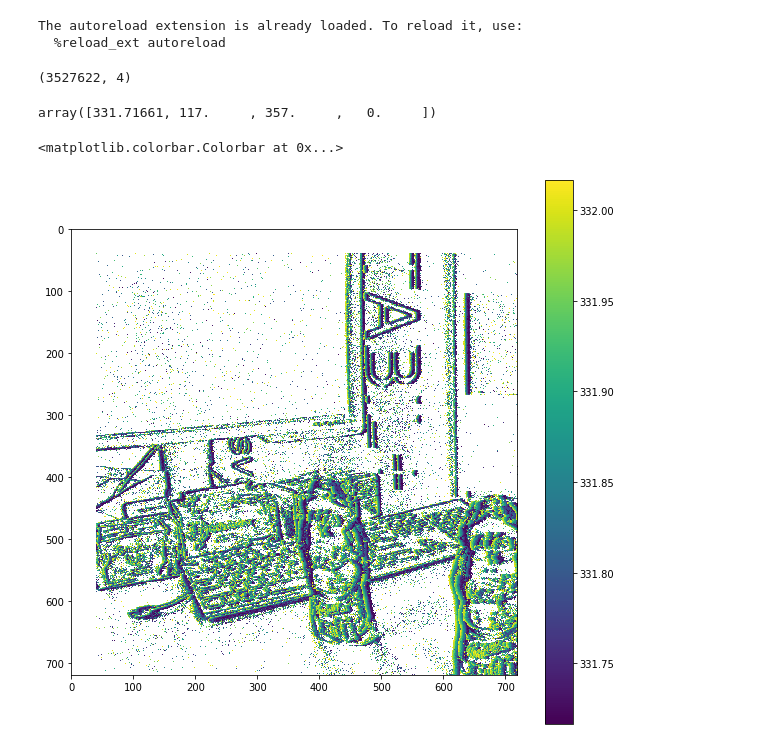
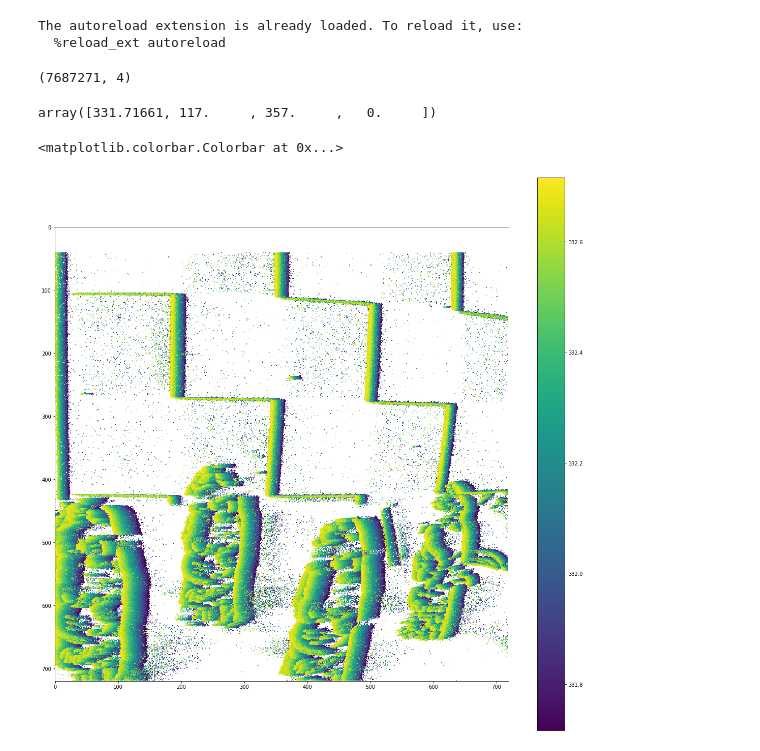
Before and after one commit to stefanochi/depth, a Jupyter notebook: pure_python_evaluation/time_filtering/time_filter_test_vie.ipynb, the cells around one changed output. Cells and saved outputs as stored; diff of their text form; code cells hidden in the pictures.

```diff
--- a/pure_python_evaluation/time_filtering/time_filter_test_vie.ipynb
+++ b/pure_python_evaluation/time_filtering/time_filter_test_vie.ipynb
@@ -22,31 +23,33 @@ The autoreload extension is already loaded. To reload it, use:
 events_raw = np.loadtxt(path + "data/tum-vie/events_img_645_655.txt")
 events_raw[:,0] *= 10e-6
 # %%
-events_ref = flt.filter_refract(events_raw, 1.01)
+events_ref = flt.filter_refract(events_raw, 0.05)
 # %%
 events_ref.shape
 # %% [output]
-(3527622, 4)
+(7687271, 4)
 # %%
 start_time = events_ref[0,0]
-duration = 0.3
+duration = 1.0
 events_t = flt.filter_time(events_ref, start_time, start_time+duration)
 # %%
 events_ref[0]
 # %% [output]
 array([331.71661, 117.     , 357.     ,   0.     ])
 # %%
-patch_center = (320, 320)
+patch_center = (320, 920)
 patch_size = 720
+# patch_center = (100, 480)
+# patch_size = 100
 shape = (patch_size, patch_size)
 events = flt.filter_patch(events_t, patch_center, patch_size)
 # %%
 %matplotlib inline
-plt.figure(figsize=(10, 10))
-img = vis.events2time_surf(events, shape, filter_polarity=False)
+plt.figure(figsize=(20, 20))
+img = vis.events2time_surf(events, shape, filter_polarity=True, polarity=1)
 img_m = np.ma.masked_where(img == 0, img)
 m = plt.imshow(img_m, interpolation="none")
 plt.colorbar(mappable=m)
 # %% [output]
 <matplotlib.colorbar.Colorbar at 0x...>
-[figure, old version]
+[figure, new version]
```
Also changed, not shown: parts of 33 cells of this notebook, 29 other files.
